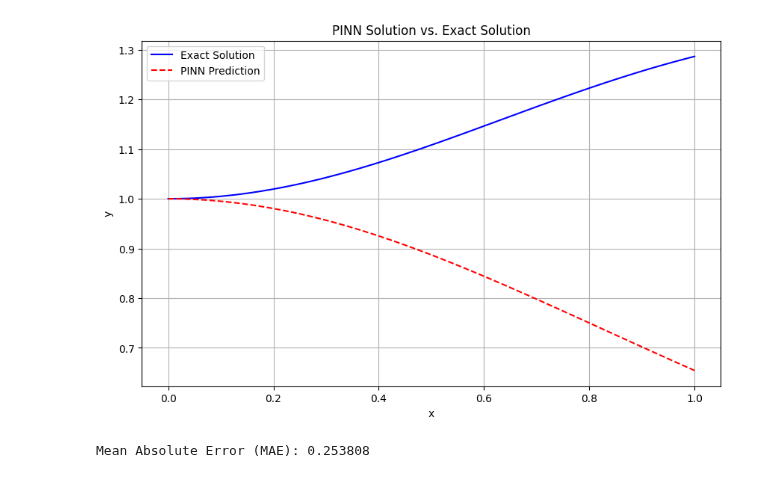
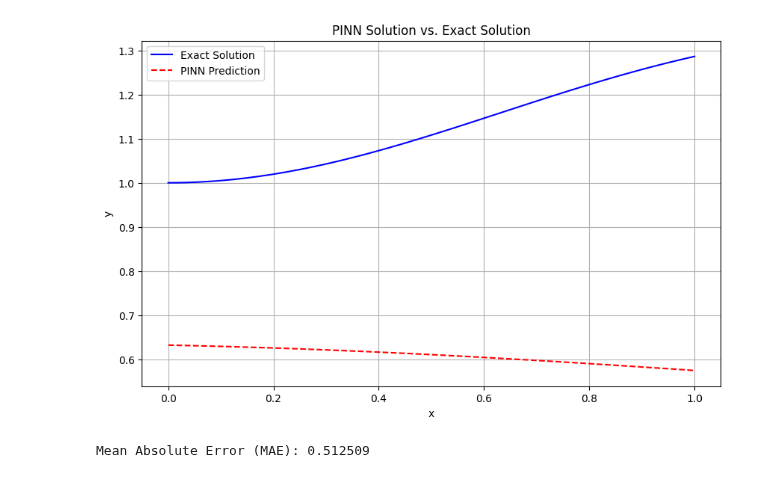
Before and after one commit to TAKE-JP-17/Pytorch, a Jupyter notebook: 1d_derivative.ipynb, the cells around one changed output. Drawn from its saved outputs; the diff is of its cells as text; code cells hidden in the pictures.

```diff
--- a/1d_derivative.ipynb
+++ b/1d_derivative.ipynb
@@ -7,9 +7,16 @@ import numpy as np
 import matplotlib.pyplot as plt
 from scipy.integrate import quad
 
+# Define the exact solution for comparison
+def exact_solution(x):
+    C = 1  # The constant for y(0) = 1
+    integrand = lambda t: np.exp(t**2) * np.sin(t)
+    integral, _ = quad(integrand, 0, x)
+    return np.exp(-x**2) * integral + C
+
 # Define the physics-informed neural network (PINN)
 class PINN(nn.Module):
-    def __init__(self, input_dim=1, hidden_dim=50, output_dim=1, num_hidden_layers=3):
+    def __init__(self, input_dim=1, hidden_dim=100, output_dim=1, num_hidden_layers=5):
         super(PINN, self).__init__()
         self.layers = nn.ModuleList()
         self.layers.append(nn.Linear(input_dim, hidden_dim))
@@ -24,18 +31,8 @@ class PINN(nn.Module):
             x = layer(x)
         return x
 
-
-# Define the exact solution for comparison
-def exact_solution(x):
-    C = 1  # The constant for y(0) = 1
-    integrand = lambda t: np.exp(t**2) * np.sin(t)
-    integral, _ = quad(integrand, 0, x)
-    return np.exp(-x**2) * integral + C
-
-
-# Define the loss function
-def compute_loss(model, x_physics, x_boundary, y_boundary, lambda_physics=1.0, lambda_bc=1.0):
-    # Physics loss
+# Define loss function with higher boundary weight
+def compute_loss(model, x_physics, x_boundary, y_boundary, lambda_physics=1.0, lambda_bc=10.0):
     x_physics.requires_grad = True
     y_physics = model(x_physics)
     dy_dx = torch.autograd.grad(y_physics, x_physics, torch.ones_like(y_physics), create_graph=True)[0]
@@ -44,30 +41,42 @@ def compute_loss(model, x_physics, x_boundary, y_boundary, lambda_physics=1.0, l
     physics_residual = dy_dx + p * y_physics - q
     physics_loss = torch.mean(physics_residual**2)
 
-    # Boundary loss
     y_boundary_pred = model(x_boundary)
     boundary_loss = torch.mean((y_boundary_pred - y_boundary)**2)
 
-    # Weighted total loss
     total_loss = lambda_physics * physics_loss + lambda_bc * boundary_loss
     return total_loss
 
 # Training parameters
 epochs = 5000
-learning_rate = 0.001
-x_physics = torch.linspace(0, 1, 100).view(-1, 1).float()
+learning_rate = 0.0005
+x_physics = torch.cat([
+    torch.linspace(0, 0.5, 80).view(-1, 1),
+    torch.linspace(0.5, 1, 20).view(-1, 1)
+], dim=0).float()
 x_boundary = torch.tensor([[0.0]]).float()
 y_boundary = torch.tensor([[1.0]]).float()
 
-# Model, optimizer, and training
+# Model, optimizer, and scheduler
 model = PINN()
 optimizer = torch.optim.Adam(model.parameters(), lr=learning_rate)
+scheduler = torch.optim.lr_scheduler.ExponentialLR(optimizer, gamma=0.9)
 
+# Initialize weights
+def init_weights(m):
+    if isinstance(m, nn.Linear):
+        nn.init.xavier_uniform_(m.weight)
+        nn.init.zeros_(m.bias)
+
+model.apply(init_weights)
+
+# Training loop
 for epoch in range(epochs):
     optimizer.zero_grad()
     loss = compute_loss(model, x_physics, x_boundary, y_boundary)
     loss.backward()
     optimizer.step()
+    scheduler.step()
     if (epoch + 1) % 500 == 0:
         print(f"Epoch {epoch + 1}/{epochs}, Loss: {loss.item():.6f}")
 
@@ -104,5 +113,5 @@ Epoch 5000/5000, Loss: 0.000000
-[figure, old version]
+[figure, new version]
-Mean Absolute Error (MAE): 0.253808
+Mean Absolute Error (MAE): 0.512509
 # %%
 # Define weights for the loss components
 lambda_physics = 10.0
```
Also changed, not shown: parts of 2 cells of this notebook.
